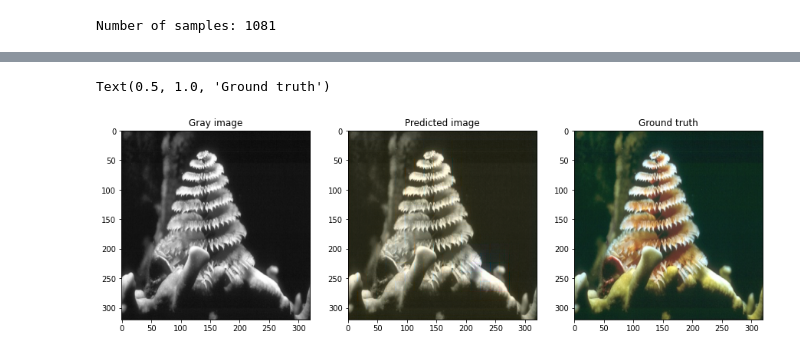
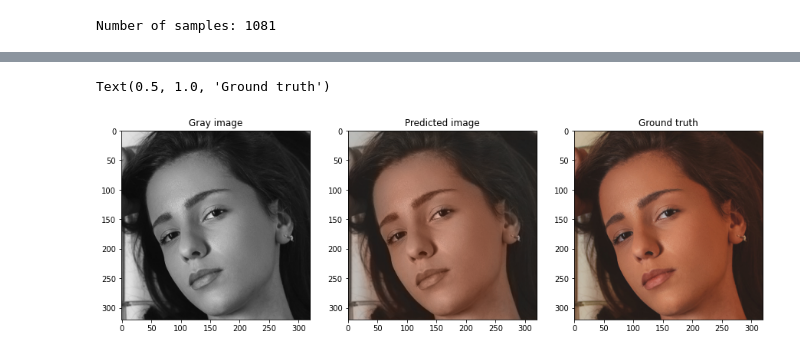
Before and after one commit to pulsatil1/b-w_photos_colorizer, a Jupyter notebook: colorizer.ipynb, the cells around one changed output, grey strips where cells are left out. Saved outputs shown, nothing was run; the diff lists cells and outputs as text; code cells hidden in the pictures.

```diff
--- a/colorizer.ipynb
+++ b/colorizer.ipynb
@@ -181,5 +128,5 @@ def GenerateInputs(X,y):
 # %%
 A_model.compile(optimizer='rmsprop', loss='mse')
-A_model.fit(GenerateInputs(X_train,y_train), epochs=30, verbose=1, steps_per_epoch=3, validation_data=GenerateInputs(X_val, y_val), shuffle=True)
+A_model.fit(GenerateInputs(X_train,y_train), epochs=30, verbose=1, steps_per_epoch=3, validation_data=(X_val, y_val), shuffle=True)
 # A_model.fit(x=X, y=Y, batch_size=1, epochs=3)
 print(A_model.evaluate(X_val, y_val))
@@ -231,8 +200,6 @@ End of model
 #Using U-Net architecture
 
 def get_U_model(input_size):
-    # inputs = layers.Input(shape=img_size + (3,))
-    # inputs = layers.Input(shape=img_size + (1,))
     inputs = layers.Input(shape=(input_size, input_size, 1))
 
     ### [First half of the network: downsampling inputs] ###
@@ -240,7 +207,8 @@ def get_U_model(input_size):
     # Entry block
     x = layers.Conv2D(32, 3, strides=2, padding="same")(inputs)
     x = layers.BatchNormalization()(x)
-    x = layers.Activation("relu")(x)
+    # x = layers.Activation("relu")(x)
+    x = layers.LeakyReLU()(x)
 
     previous_block_activation = x  # Set aside residual
 
@@ -283,9 +251,6 @@ def get_U_model(input_size):
         previous_block_activation = x  # Set aside next residual
 
     # Add output layer with sigmoid activation function (result between 0 and 1)
-    # outputs = layers.Conv2D(3, 3, activation="sigmoid", padding="same")(x)
-    # outputs = tf.nn.depth_to_space(x, 3)
-    # outputs = layers.Conv2DTranspose(3, 5, activation="sigmoid", padding="same", data_format="channels_last")(x)
     outputs = layers.Conv2D(2, (3, 3), activation='sigmoid', padding='same')(x)
 
     # Define the model
@@ -351,8 +285,0 @@ val_gen = PhotoGenerator(batch_size, img_size, val_input_img_paths)
-# %%
-model.compile(optimizer="rmsprop", loss=tf.keras.losses.MeanSquaredError())
-# callbacks = [keras.callbacks.ModelCheckpoint("oxford_segmentation.h5", save_best_only=True)]
-
-# A_model.compile(optimizer='rmsprop', loss='mse')
-# A_model.fit(GenerateInputs(X_train,y_train), epochs=30, verbose=1, steps_per_epoch=3, validation_data=GenerateInputs(X_val, y_val), shuffle=True)
-epochs = 30
-model.fit(GenerateInputs(X_train,y_train), epochs=epochs, steps_per_epoch=3, validation_data=GenerateInputs(X_val, y_val))
@@ -381,0 +286,8 @@ Epoch 30/30
+# %%
+# model.compile(optimizer="adam", loss=tf.keras.losses.MeanSquaredError())
+model.compile(optimizer="rmsprop", loss='mae', metrics=["mae"])
+steps_per_epoch = len(y_train) // batch_size
+callbacks = [tf.keras.callbacks.ModelCheckpoint("oxford_segmentation.h5", save_best_only=True)]
+
+epochs = 100
+history = model.fit(GenerateInputs(X_train,y_train), epochs=epochs, steps_per_epoch=steps_per_epoch, validation_data=(X_val, y_val), callbacks=callbacks, shuffle=True)
@@ -382,5 +320,6 @@ Epoch 30/30
 # %%
-idx = 20
+# idx = 324
+idx = 25
 
 img_rgb = cv2.cvtColor(cv2.imread(input_img_paths[idx]), cv2.COLOR_BGR2RGB)
 img_rgb = cv2.resize(img_rgb, (input_size, input_size))
@@ -394,15 +333,16 @@ output = model.predict(gray)
 # gathering image chanels
 new_img = np.zeros((input_size, input_size, 3))
 new_img[:,:,0] = gray.reshape(gray.shape[1:])
-new_img[:,:,1:] = output.reshape(output.shape[1:])
+new_img[:,:,1:] = output
 new_img = 255*new_img
 new_img = new_img.astype(np.uint8)
 new_img = cv2.cvtColor(new_img, cv2.COLOR_Lab2RGB)
+
 
 plt.subplot(131), plt.imshow(cv2.cvtColor(img_rgb, cv2.COLOR_RGB2GRAY), cmap='gray')
 plt.title("Gray image")
 plt.subplot(132), plt.imshow(new_img)
 plt.title("Predicted image")
-plt.subplot(133), plt.imshow(img_rgb,)
+plt.subplot(133), plt.imshow(img_rgb)
 plt.title("Ground truth")
 # %% [output]
@@ -410,2 +350,2 @@ plt.title("Ground truth")
 Text(0.5, 1.0, 'Ground truth')
-[figure, old version]
+[figure, new version]
```
Also changed, not shown: parts of 30 cells of this notebook.
